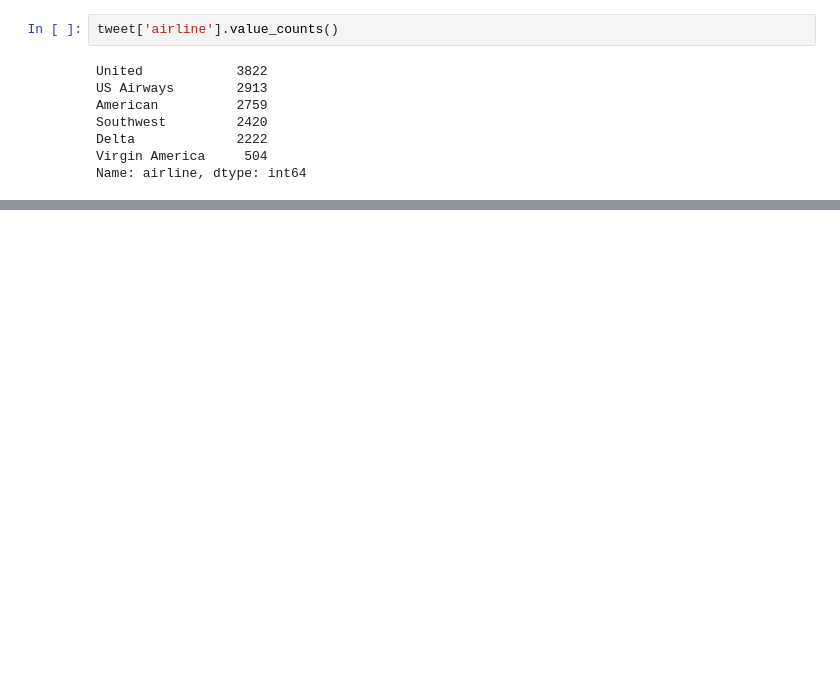
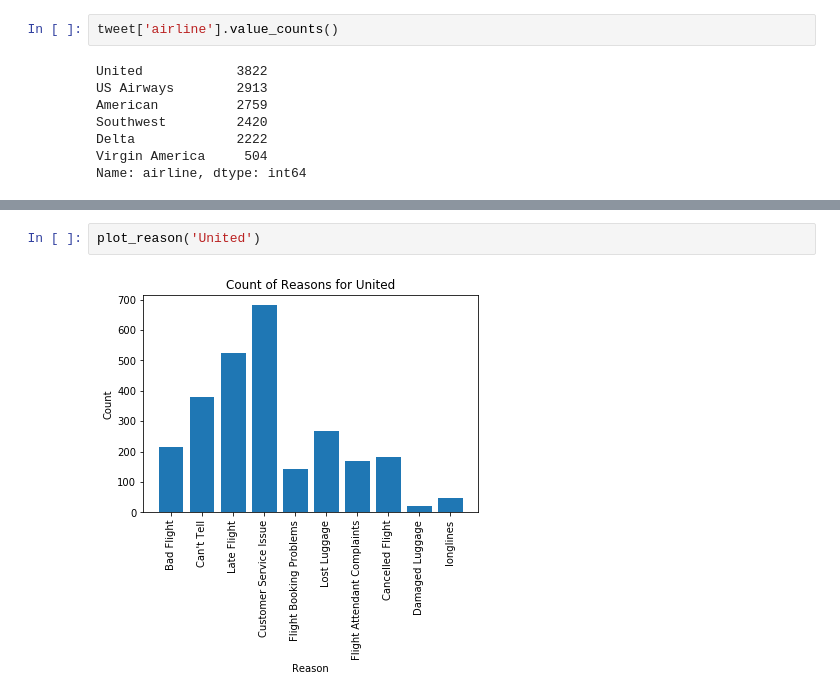
Before and after one commit to pqrst/twitterAirlineSentiment, a Jupyter notebook: twitterSentiment.ipynb, the cells around one changed output, grey strips where cells are left out. Drawn from its saved outputs; the diff is of its cells as text; blank space fills up the shorter version.

```diff
--- a/twitterSentiment.ipynb
+++ b/twitterSentiment.ipynb
@@ -106,0 +141,4 @@ def NR_Count(Airline):
+# %%
+plot_reason('United')
+# %% [output]
+[figure, added]
```
Also changed, not shown: parts of 18 cells of this notebook.
